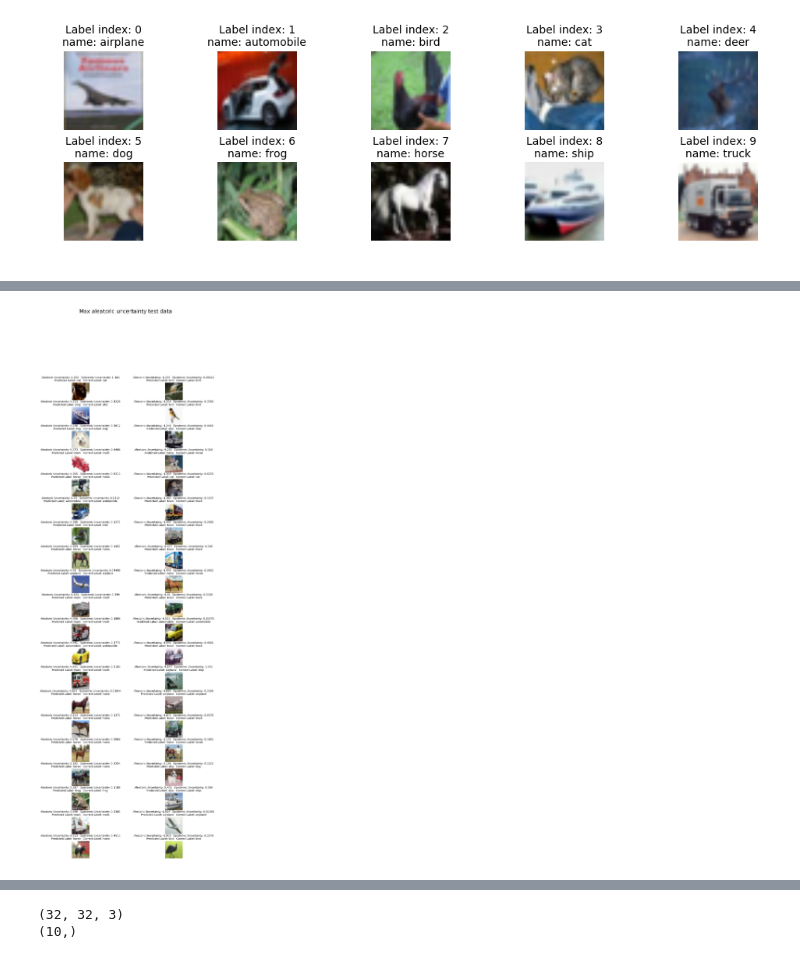
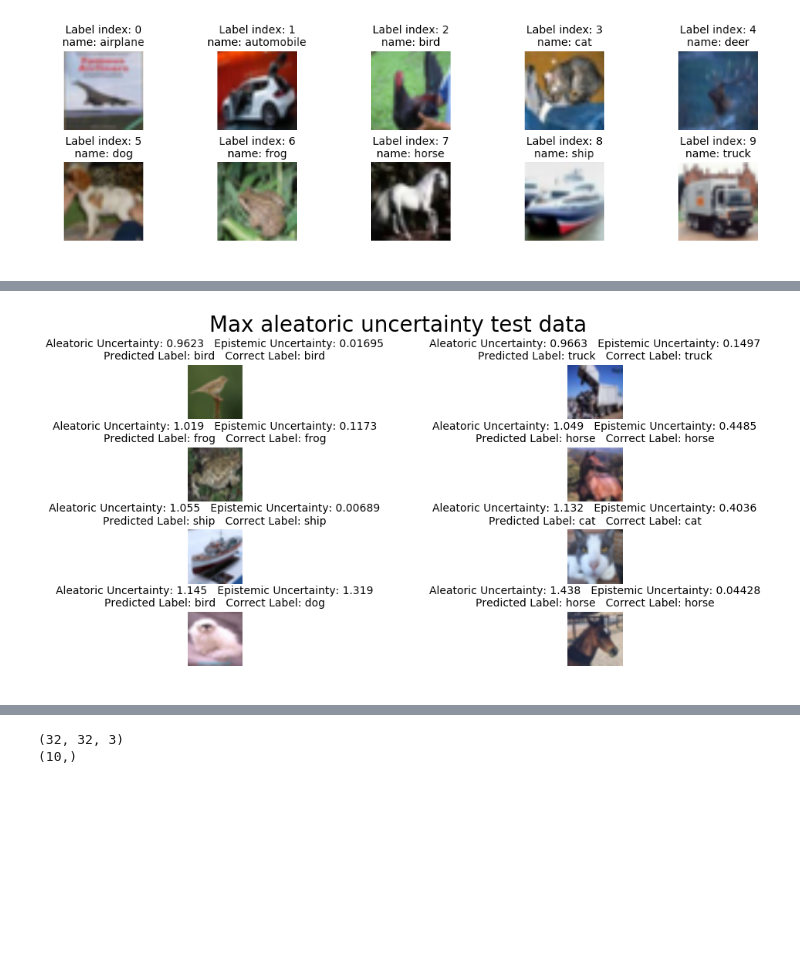
Before and after one commit to kyle-dorman/bayesian-neural-network-blogpost, a Jupyter notebook: scratchwork.ipynb, the cells around one changed output, grey strips where cells are left out. Saved outputs shown, nothing was run; the diff lists cells and outputs as text; code cells hidden in the pictures; blank space fills up the shorter version.

```diff
--- a/scratchwork.ipynb
+++ b/scratchwork.ipynb
@@ -156,6 +159,6 @@ display_k("Top 2 failures",
 # %%
 max_epistemic_uncertainty_test = np.argsort([x['epistemic_uncertainty'] for x in test_results])[-8:]
-max_aleatoric_uncertainty_test = np.argsort([x['aleatoric_uncertainty'] for x in test_results])[-40:]
+max_aleatoric_uncertainty_test = np.argsort([x['aleatoric_uncertainty'] for x in test_results])[-8:]
 # %%
 display_k("Max epistemic uncertainty test data", test_images[max_epistemic_uncertainty_test],
           [test_results[i] for i in max_epistemic_uncertainty_test], file_name="blog_images/max_epistemic_uncertainty_test.png")
@@ -164,6 +167,5 @@ display_k("Max epistemic uncertainty test data", test_images[max_epistemic_uncer
 # %%
 display_k("Max aleatoric uncertainty test data", test_images[max_aleatoric_uncertainty_test],
-          [test_results[i] for i in max_aleatoric_uncertainty_test], figsize=(10,30))
-          #, file_name="blog_images/max_aleatoric_uncertainty_test.png")
+          [test_results[i] for i in max_aleatoric_uncertainty_test], file_name="blog_images/max_aleatoric_uncertainty_test.png")
 # %% [output]
-[figure, old version]
+[figure, new version]
```
Also changed, not shown: parts of 26 cells of this notebook, 13 other files.
